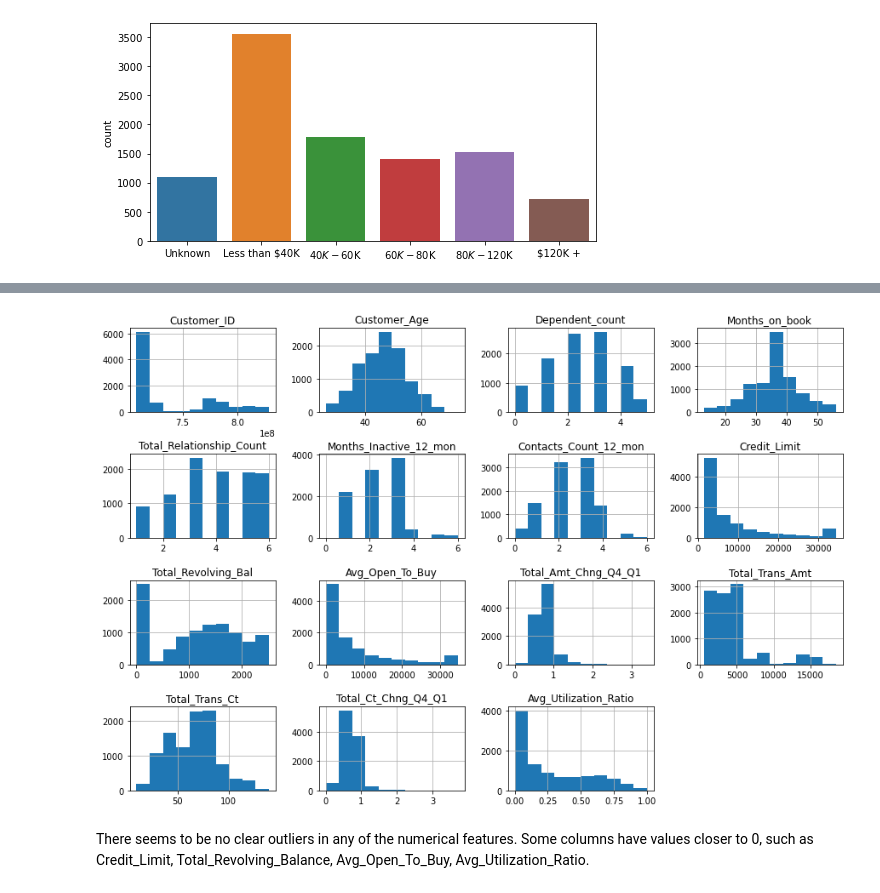
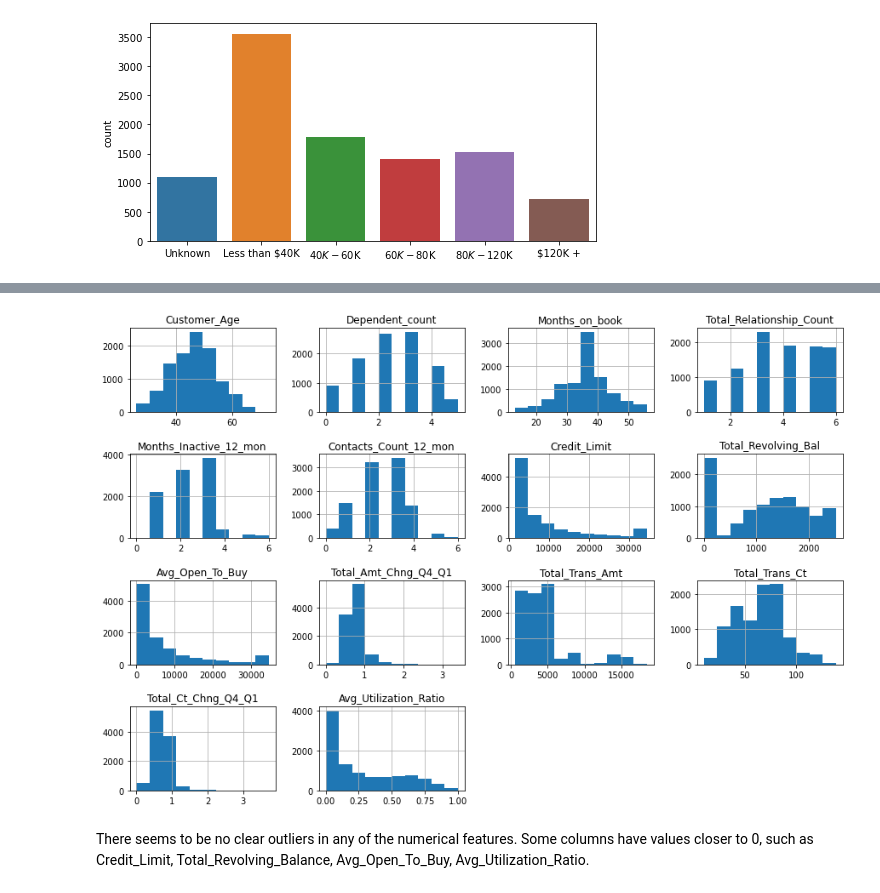
Before and after one commit to elpea74/CapstoneTwo, a Jupyter notebook: Capstone 2 Data Cleaning.ipynb, the cells around one changed output, grey strips where cells are left out. Drawn from its saved outputs; the diff is of its cells as text; code cells hidden in the pictures.

Commit message:
updated data cleaning and modeling notebooks

```diff
--- a/Capstone 2 Data Cleaning.ipynb
+++ b/Capstone 2 Data Cleaning.ipynb
@@ -176,10 +176,10 @@ bank_data.describe().apply(lambda s: s.apply('{0:.5f}'.format)).T
 | Total_Ct_Chng_Q4_Q1 | 10120.00000 | 0.71219 | 0.23797 | 0.00000 | 0.58200 | 0.70200 | 0.81800 | 3.71400 |
 | Avg_Utilization_Ratio | 10120.00000 | 0.27491 | 0.27571 | 0.00000 | 0.02300 | 0.17600 | 0.50300 | 0.99900 |
 # %%
-bank_data.hist(figsize=(15,10))
+bank_data.drop(['Customer_ID'], axis=1).hist(figsize=(15,10))
 plt.subplots_adjust(hspace=0.5);
 # %% [output]
-[figure, old version]
+[figure, new version]
 # %% [markdown]
 There seems to be no clear outliers in any of the numerical features. Some columns have values closer to 0, such as Credit_Limit, Total_Revolving_Balance, Avg_Open_To_Buy, Avg_Utilization_Ratio.
 # %%
```
Also changed, not shown: parts of 1 cell of this notebook, 4 other files.
